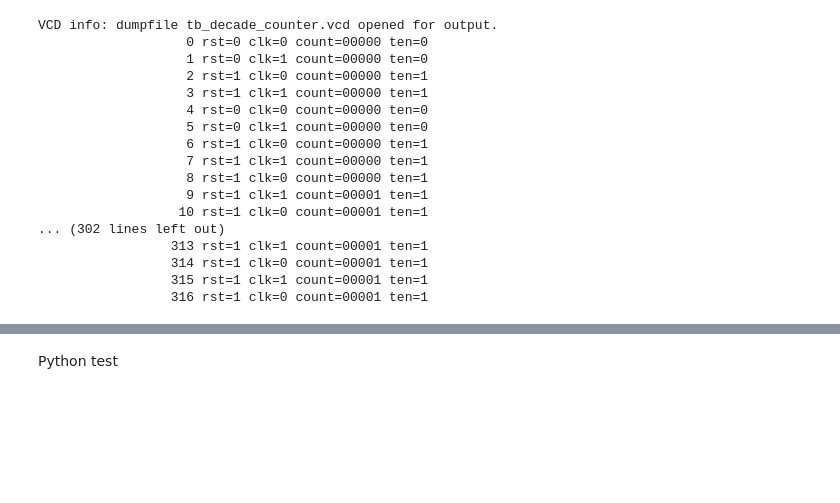
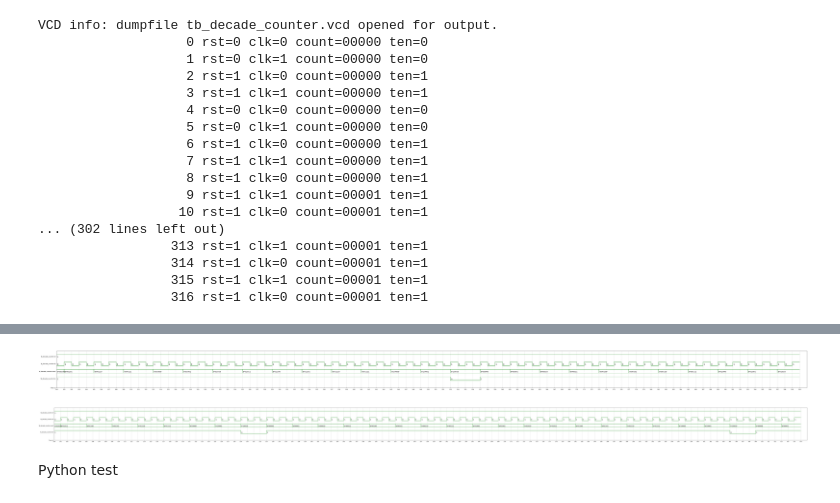
Before and after one commit to Varshan98/DSL_Quiz, a Jupyter notebook: Quiz.ipynb, the cells around one changed output, grey strips where cells are left out. Saved outputs shown, nothing was run; the diff lists cells and outputs as text; code cells hidden in the pictures; blank space fills up the shorter version.

```diff
--- a/Quiz.ipynb
+++ b/Quiz.ipynb
@@ -268,3 +271,19 @@ base = 'bin' # bin, dec, dec2, hex, octal
+# %%
+%%waveform tb_decade_counter.vcd
+sign_list = ['tb_decade_counter.rst','tb_decade_counter.clk','tb_decade_counter.count','tb_decade_counter.ten' ]
+time_begin = 100
+time_end = 200
+base = 'bin' # bin, dec, dec2, hex, octal
+# %% [output]
+[figure, added]
+# %%
+%%waveform tb_decade_counter.vcd
+sign_list = ['tb_decade_counter.rst','tb_decade_counter.clk','tb_decade_counter.count','tb_decade_counter.ten' ]
+time_begin = 200
+time_end = 316
+base = 'bin' # bin, dec, dec2, hex, octal
+# %% [output]
+[figure, added]
 # %% [markdown]
 Python test
 # %%
```
Also changed, not shown: parts of 14 cells of this notebook.
